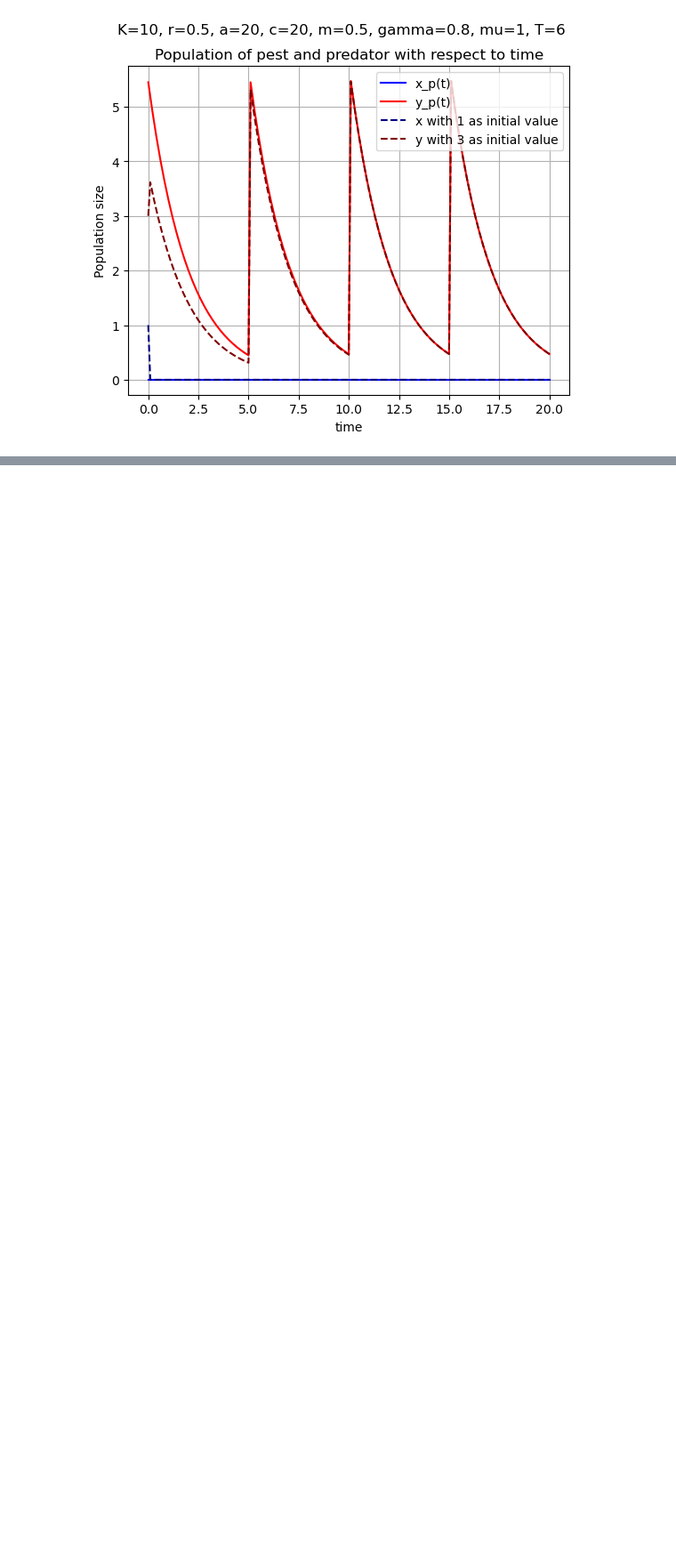
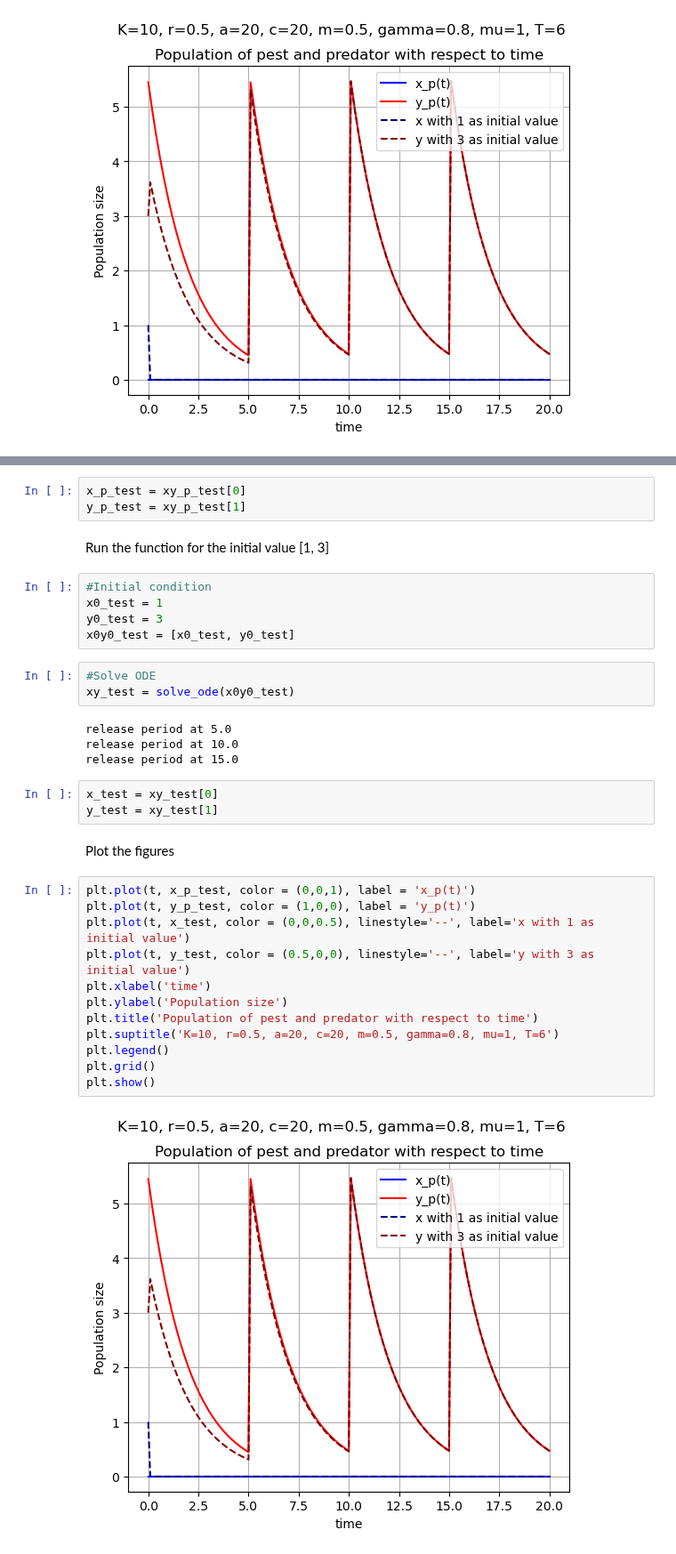
Before and after one commit to AinatianaLoyens/First_sim_CACOLAC, a Jupyter notebook: simulations_improved.ipynb, the cells around one changed output, grey strips where cells are left out. Shown at 89% size. Drawn from its saved outputs; the diff is of its cells as text; blank space fills up the shorter version.

Commit message:
In one function

```diff
--- a/simulations_improved.ipynb
+++ b/simulations_improved.ipynb
@@ -257,0 +336,36 @@ plt.show()
+# %%
+x_p_test = xy_p_test[0]
+y_p_test = xy_p_test[1]
+# %% [markdown]
+Run the function for the initial value [1, 3]
+# %%
+#Initial condition
+x0_test = 1
+y0_test = 3
+x0y0_test = [x0_test, y0_test]
+# %%
+#Solve ODE
+xy_test = solve_ode(x0y0_test)
+# %% [output]
+release period at 5.0
+release period at 10.0
+release period at 15.0
+# %%
+x_test = xy_test[0]
+y_test = xy_test[1]
+# %% [markdown]
+Plot the figures
+# %%
+plt.plot(t, x_p_test, color = (0,0,1), label = 'x_p(t)')
+plt.plot(t, y_p_test, color = (1,0,0), label = 'y_p(t)')
+plt.plot(t, x_test, color = (0,0,0.5), linestyle='--', label='x with 1 as initial value')
+plt.plot(t, y_test, color = (0.5,0,0), linestyle='--', label='y with 3 as initial value')
+plt.xlabel('time')
+plt.ylabel('Population size')
+plt.title('Population of pest and predator with respect to time')
+plt.suptitle('K=10, r=0.5, a=20, c=20, m=0.5, gamma=0.8, mu=1, T=6')
+plt.legend()
+plt.grid()
+plt.show()
+# %% [output]
+[figure, added]
```
Also changed, not shown: parts of 7 cells of this notebook.
